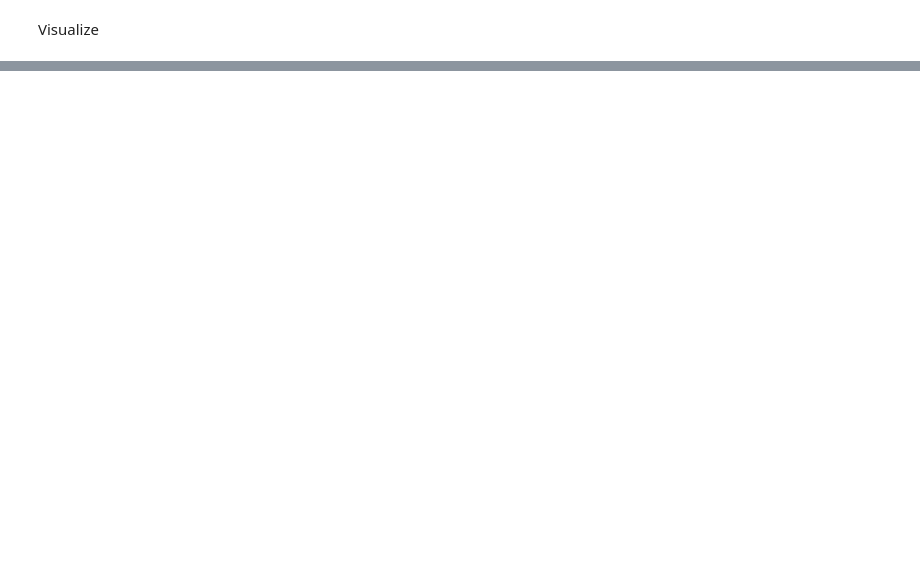
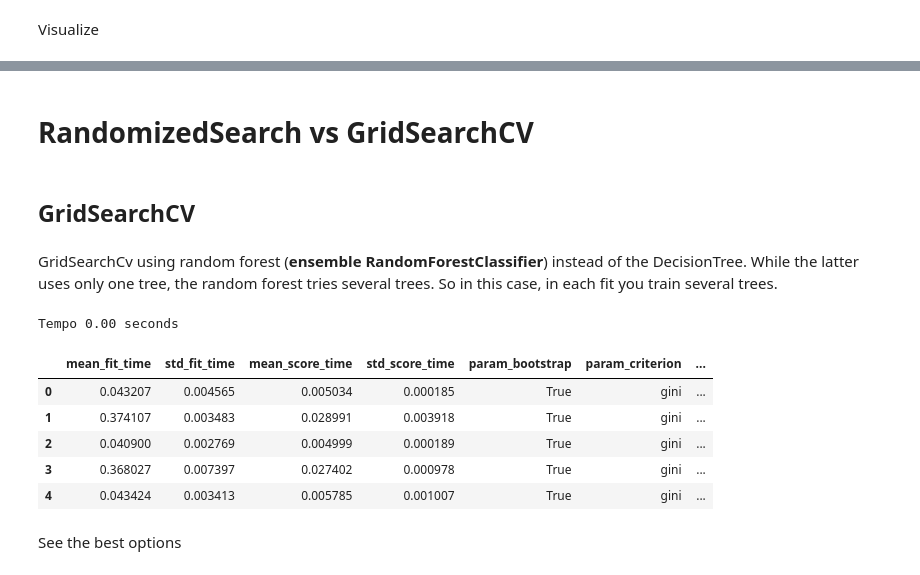
Before and after one commit to MarceloPiemonteRibeiro/learning-Machine-learning, a Jupyter notebook: Optimization/Choosing_parameters_to_optimize_models.ipynb, the cells around one changed output, grey strips where cells are left out. Cells and saved outputs as stored; diff of their text form; code cells hidden in the pictures; blank space fills up the shorter version.

```diff
--- a/Optimization/Choosing_parameters_to_optimize_models.ipynb
+++ b/Optimization/Choosing_parameters_to_optimize_models.ipynb
@@ -886,0 +1093,45 @@ graph
+# %% [markdown]
+# RandomizedSearch vs GridSearchCV
+# %% [markdown]
+## GridSearchCV
+# %% [markdown]
+GridSearchCv using random forest (**ensemble RandomForestClassifier**) instead of the DecisionTree. While the latter uses only one tree, the random forest tries several trees. So in this case, in each fit you train several trees.
+# %%
+from sklearn.ensemble import RandomForestClassifier
+import time
+
+SEED=301
+np.random.seed(SEED)
+
+espaco_de_parametros = {
+    "n_estimators" : [10, 100], # n_estimator parameter sets how many trees are created (the number of trees in the forest)
+    "max_depth" : [3, 5],
+    "min_samples_split": [32, 64, 128],
+    "min_samples_leaf": [32, 64, 128],
+     "bootstrap" : [True, False], # instead of using the whole train data set, bootstrap takes samples of it. False means that the bootstrap cannot take the same elements over and over
+    "criterion": ["gini", "entropy"]
+# you have more parameters to explore
+}
+
+tic = time.time() # we add tic and tac below to calculate the time (they could be potentially excluded from the code)
+busca = GridSearchCV(RandomForestClassifier(),
+                    espaco_de_parametros,
+                    cv = KFold(n_splits = 5, shuffle=True))
+tac = time.time()
+tempo_que_passou = tac - tic
+print("Tempo %.2f seconds" % tempo_que_passou)
+
+
+busca.fit(x_azar, y_azar)
+resultados = pd.DataFrame(busca.cv_results_)
+resultados.head()
+# %% [output]
+Tempo 0.00 seconds
+|  | mean_fit_time | std_fit_time | mean_score_time | std_score_time | param_bootstrap | param_criterion | ... |
+| 0 | 0.043207 | 0.004565 | 0.005034 | 0.000185 | True | gini | ... |
+| 1 | 0.374107 | 0.003483 | 0.028991 | 0.003918 | True | gini | ... |
+| 2 | 0.040900 | 0.002769 | 0.004999 | 0.000189 | True | gini | ... |
+| 3 | 0.368027 | 0.007397 | 0.027402 | 0.000978 | True | gini | ... |
+| 4 | 0.043424 | 0.003413 | 0.005785 | 0.001007 | True | gini | ... |
+# %% [markdown]
+See the best options
```
Also changed, not shown: parts of 52 cells of this notebook.
